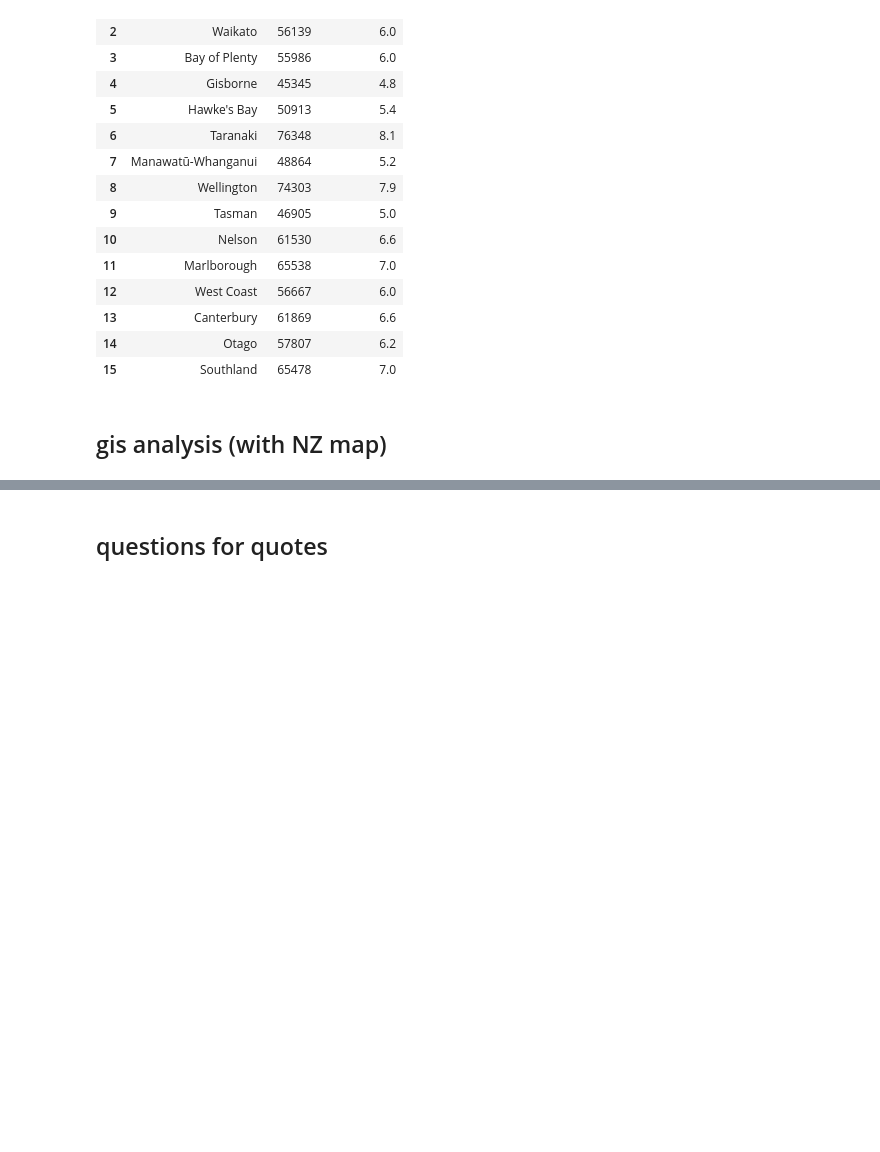
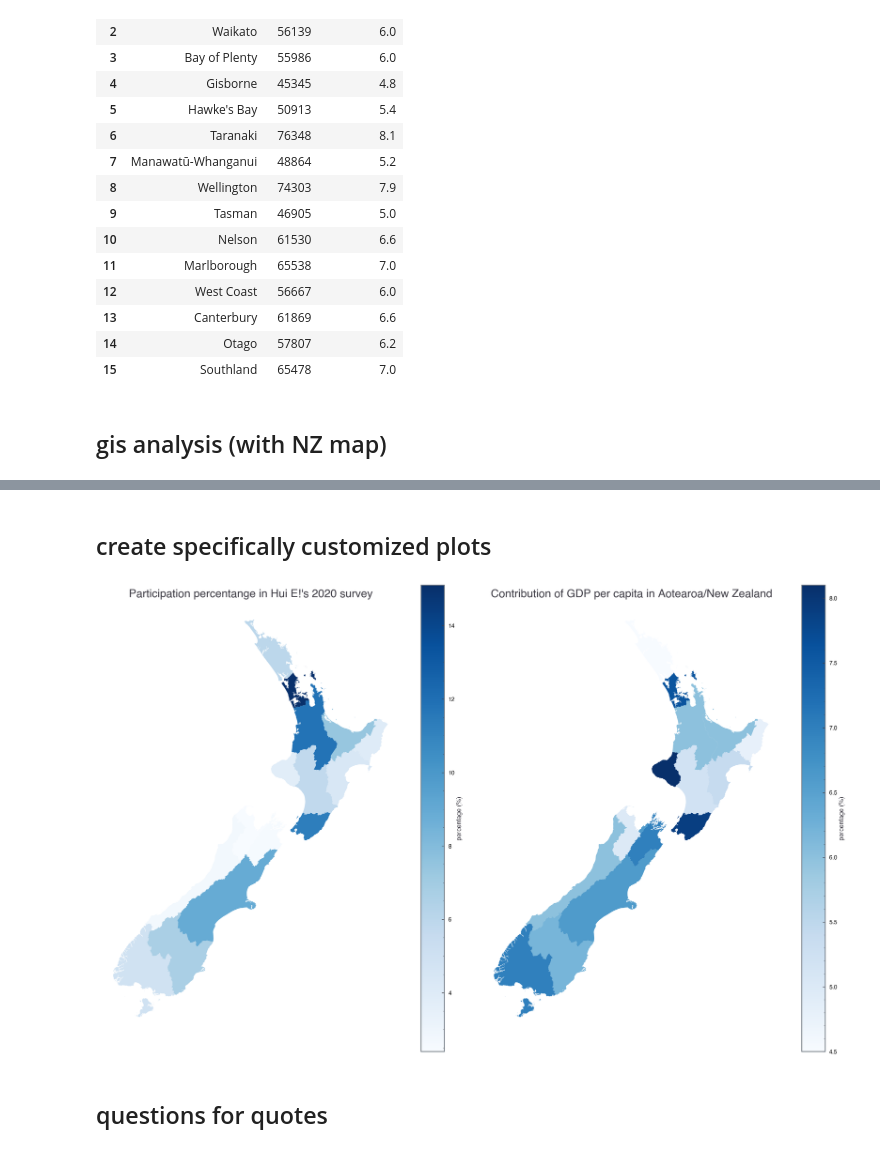
Before and after one commit to matthew-trava/huiehackathon-team2, a Jupyter notebook: gis.ipynb, the cells around one changed output, grey strips where cells are left out. Saved outputs shown, nothing was run; the diff lists cells and outputs as text; code cells hidden in the pictures; blank space fills up the shorter version.

Commit message:
feat gis: added map comparison plot of participation vs gdp per capita (percentage)

```diff
--- a/gis.ipynb
+++ b/gis.ipynb
@@ -345,4 +345,44 @@ draw_map(gdf_new, col_count='gdp_pc_perc')
 [figure]
+# %% [markdown]
+## create specifically customized plots
+# %%
+fig, axs = plt.subplots(1,2, figsize=(24,15))
+
+# plot the two maps for
+gdf_new.plot(
+    column='participation_perc',
+    ax=axs[0],
+    legend=True,
+    cmap="Blues",
+    legend_kwds={'label': 'percentage (%)'}
+)
+axs[0].set_title(f"Participation percentange in Hui E!'s 2020 survey", fontsize=25)
+
+gdf_new.plot(
+    column='gdp_pc_perc',
+    ax=axs[1],
+    legend=True,
+    cmap="Blues",
+    legend_kwds={'label': 'percentage (%)'}
+
+)
+axs[1].set_title(f"Contribution of GDP per capita in Aotearoa/New Zealand", fontsize=25)
+
+for i in range(2):
+    axs[i].axis("off")
+
+plt.tight_layout()
+save_fig = True
+if save_fig:
+    title = r'assets/2020 graphs/gis_analysis_-_participation_vs_gdp.png'
+    try:
+        plt.savefig(title, format='png', dpi=200, pad_inches=0.1, bbox_inches='tight', facecolor='w')
+    except FileNotFoundError:
+        os.mkdir(r'assets/2020 graphs')
+        plt.savefig(title, format='png', dpi=200, pad_inches=0.1, bbox_inches='tight', facecolor='w')
+plt.show()
+# %% [output]
+[figure, added]
 # %% [markdown]
 ## questions for quotes
 # %%
```
Also changed, not shown: parts of 2 cells of this notebook, 1 other file.
